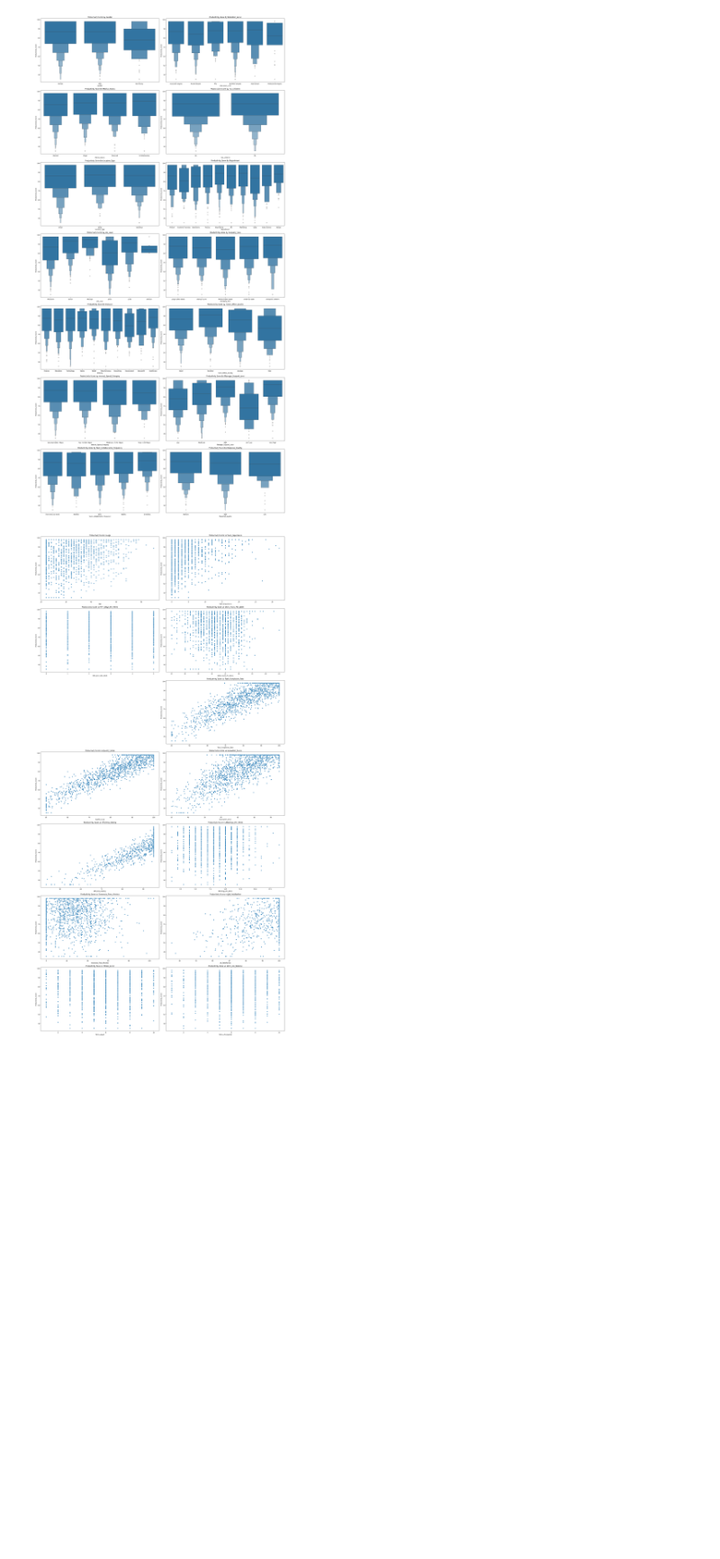
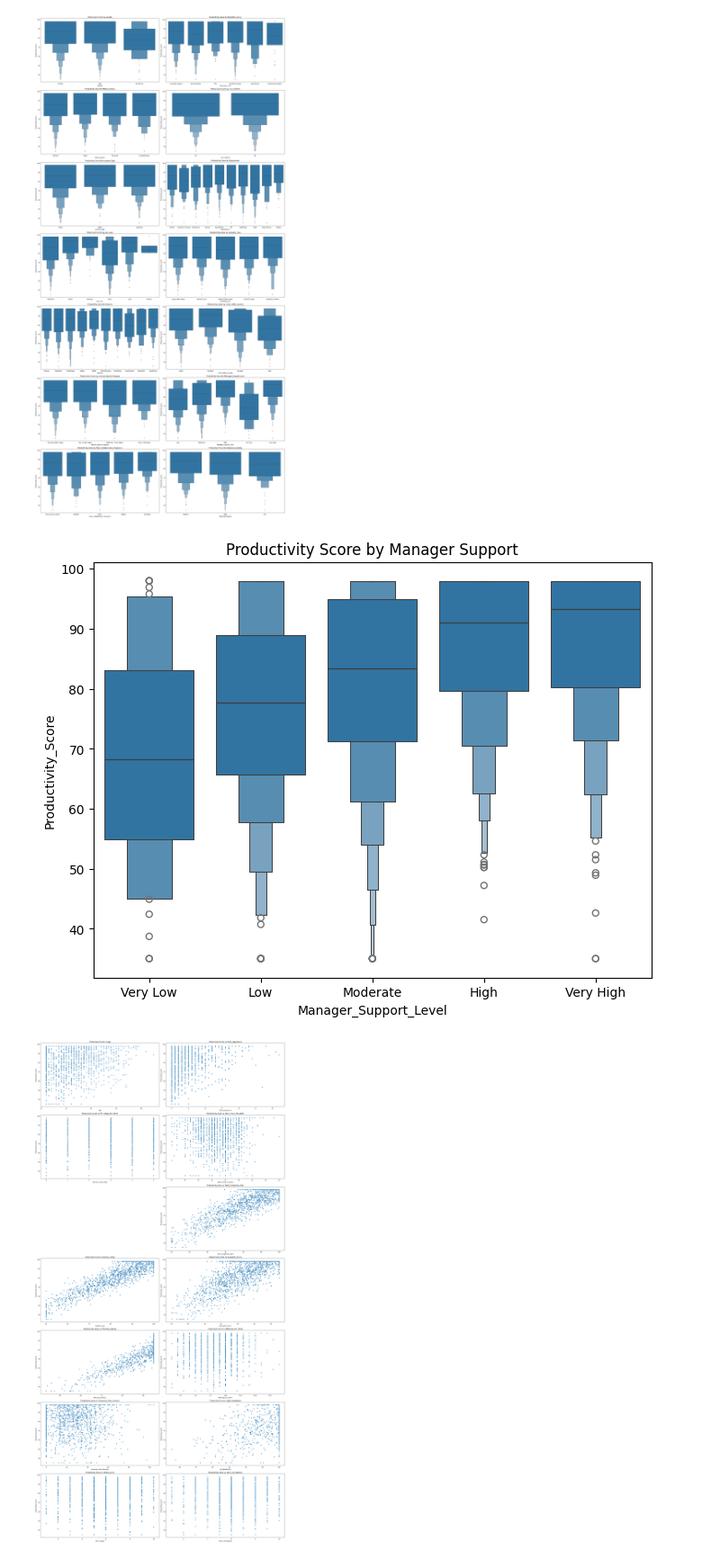
Before and after one commit to EfeDogan/429Project, a Jupyter notebook: new_dataset.ipynb, the cells around one changed output. Shown at 90% size. Cells and saved outputs as stored; diff of their text form; code cells hidden in the pictures; blank space fills up the shorter version.

```diff
--- a/new_dataset.ipynb
+++ b/new_dataset.ipynb
@@ -122,6 +140,14 @@ f.tight_layout()
 # Manager Support burada önemli gözüküyor.
 # %% [output]
 [figure]
+# %%
+# Productivity Score vs Manager Support
+plt.figure(figsize=(8,6))
+sns.boxenplot(data=df, x='Manager_Support_Level', y='Productivity_Score', order=['Very Low', 'Low', 'Moderate', 'High', 'Very High'])
+plt.title('Productivity Score by Manager Support')
+plt.show()
+# %% [output]
+[figure, added]
 # %%
 # Numerical variables vs Productivity Score
 f = plt.figure(figsize=(25,50))
```
Also changed, not shown: parts of 6 cells of this notebook.
